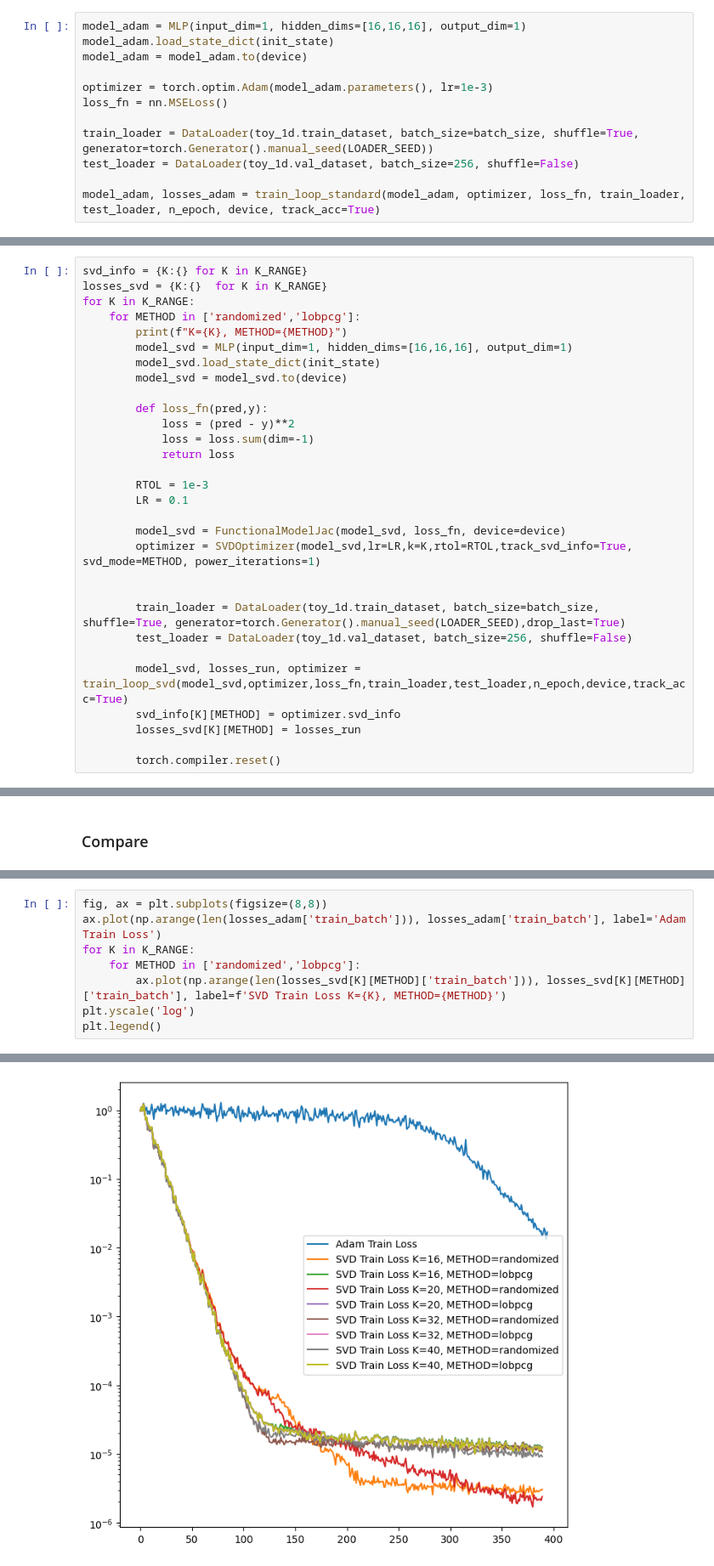
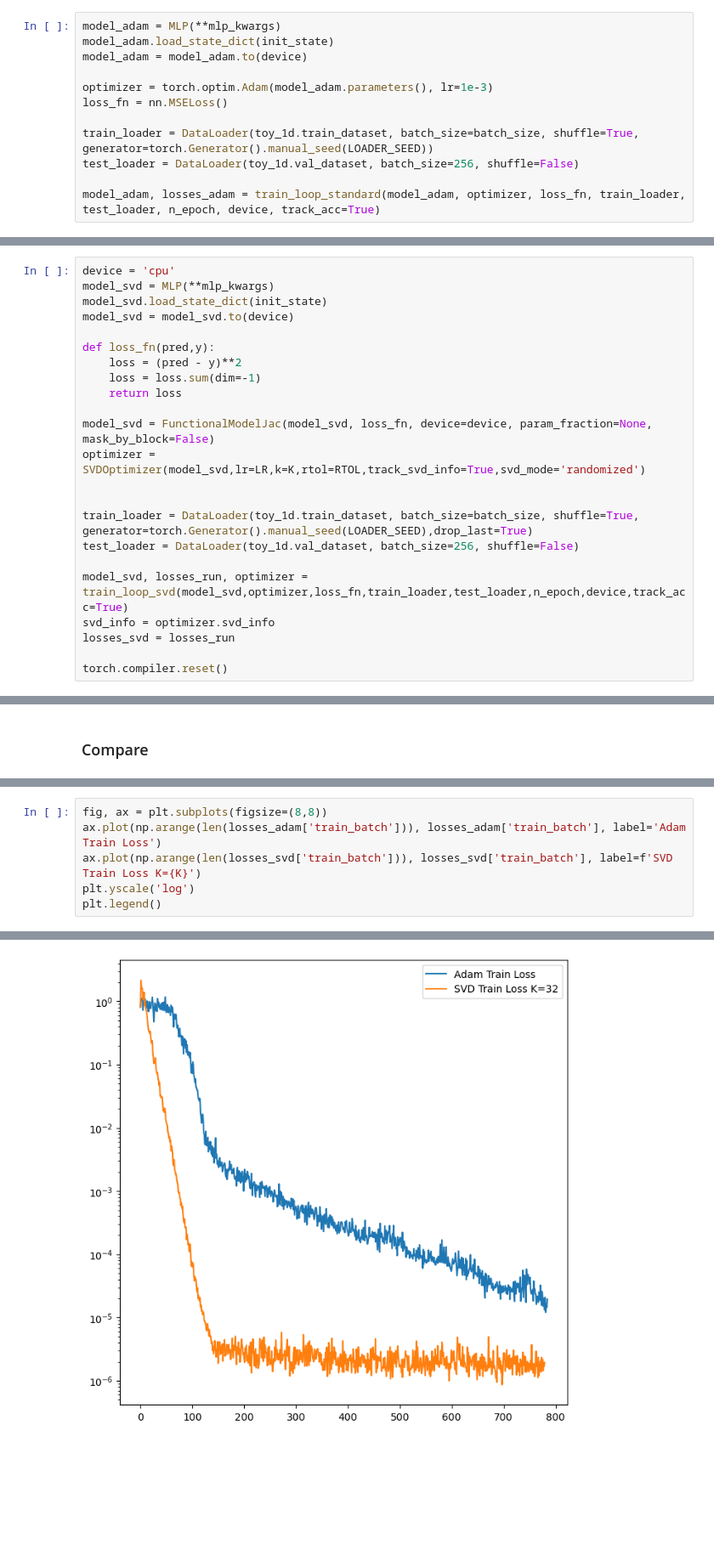
Before and after one commit to sambt/sven-experiments, a Jupyter notebook: notebooks_new/toy_1d_testing.ipynb, the cells around one changed output, grey strips where cells are left out. Shown at 85% size. Cells and saved outputs as stored; diff of their text form; blank space fills up the shorter version.

```diff
--- a/notebooks_new/toy_1d_testing.ipynb
+++ b/notebooks_new/toy_1d_testing.ipynb
@@ -48,5 +58,5 @@ K_RANGE = [16,20,32,40]
 # %%
-model_adam = MLP(input_dim=1, hidden_dims=[16,16,16], output_dim=1)
+model_adam = MLP(**mlp_kwargs)
 model_adam.load_state_dict(init_state)
 model_adam = model_adam.to(device)
 
@@ -62,30 +72,23 @@ Using device cuda
 # %%
-svd_info = {K:{} for K in K_RANGE}
-losses_svd = {K:{}  for K in K_RANGE}
-for K in K_RANGE:
-    for METHOD in ['randomized','lobpcg']:
-        print(f"K={K}, METHOD={METHOD}")
-        model_svd = MLP(input_dim=1, hidden_dims=[16,16,16], output_dim=1)
-        model_svd.load_state_dict(init_state)
-        model_svd = model_svd.to(device)
+device = 'cpu'
+model_svd = MLP(**mlp_kwargs)
+model_svd.load_state_dict(init_state)
+model_svd = model_svd.to(device)
 
-        def loss_fn(pred,y):
-            loss = (pred - y)**2
-            loss = loss.sum(dim=-1)
-            return loss
+def loss_fn(pred,y):
+    loss = (pred - y)**2
+    loss = loss.sum(dim=-1)
+    return loss
 
-        RTOL = 1e-3
-        LR = 0.1
-
-        model_svd = FunctionalModelJac(model_svd, loss_fn, device=device)
-        optimizer = SVDOptimizer(model_svd,lr=LR,k=K,rtol=RTOL,track_svd_info=True, svd_mode=METHOD, power_iterations=1)
+model_svd = FunctionalModelJac(model_svd, loss_fn, device=device, param_fraction=None, mask_by_block=False)
+optimizer = SVDOptimizer(model_svd,lr=LR,k=K,rtol=RTOL,track_svd_info=True,svd_mode='randomized')
 
 
-        train_loader = DataLoader(toy_1d.train_dataset, batch_size=batch_size, shuffle=True, generator=torch.Generator().manual_seed(LOADER_SEED),drop_last=True)
-        test_loader = DataLoader(toy_1d.val_dataset, batch_size=256, shuffle=False)
+train_loader = DataLoader(toy_1d.train_dataset, batch_size=batch_size, shuffle=True, generator=torch.Generator().manual_seed(LOADER_SEED),drop_last=True)
+test_loader = DataLoader(toy_1d.val_dataset, batch_size=256, shuffle=False)
 
-        model_svd, losses_run, optimizer = train_loop_svd(model_svd,optimizer,loss_fn,train_loader,test_loader,n_epoch,device,track_acc=True)
-        svd_info[K][METHOD] = optimizer.svd_info
-        losses_svd[K][METHOD] = losses_run
+model_svd, losses_run, optimizer = train_loop_svd(model_svd,optimizer,loss_fn,train_loader,test_loader,n_epoch,device,track_acc=True)
+svd_info = optimizer.svd_info
+losses_svd = losses_run
 
-        torch.compiler.reset()
+torch.compiler.reset()
@@ -234,14 +106,12 @@ plt.legend()
 # %%
 fig, ax = plt.subplots(figsize=(8,8))
 ax.plot(np.arange(len(losses_adam['train_batch'])), losses_adam['train_batch'], label='Adam Train Loss')
-for K in K_RANGE:
-    for METHOD in ['randomized','lobpcg']:
-        ax.plot(np.arange(len(losses_svd[K][METHOD]['train_batch'])), losses_svd[K][METHOD]['train_batch'], label=f'SVD Train Loss K={K}, METHOD={METHOD}')
+ax.plot(np.arange(len(losses_svd['train_batch'])), losses_svd['train_batch'], label=f'SVD Train Loss K={K}')
 plt.yscale('log')
 plt.legend()
 # %% [output]
 <matplotlib.legend.Legend at 0x...>
-[figure, old version]
+[figure, new version]
 # %%
 fig, ax = plt.subplots(figsize=(8,8))
 ax.plot(np.arange(len(losses_adam['train_batch'])), losses_adam['train_batch'], label='Adam Train Loss')
```
Also changed, not shown: parts of 8 cells of this notebook, 3 other files.
